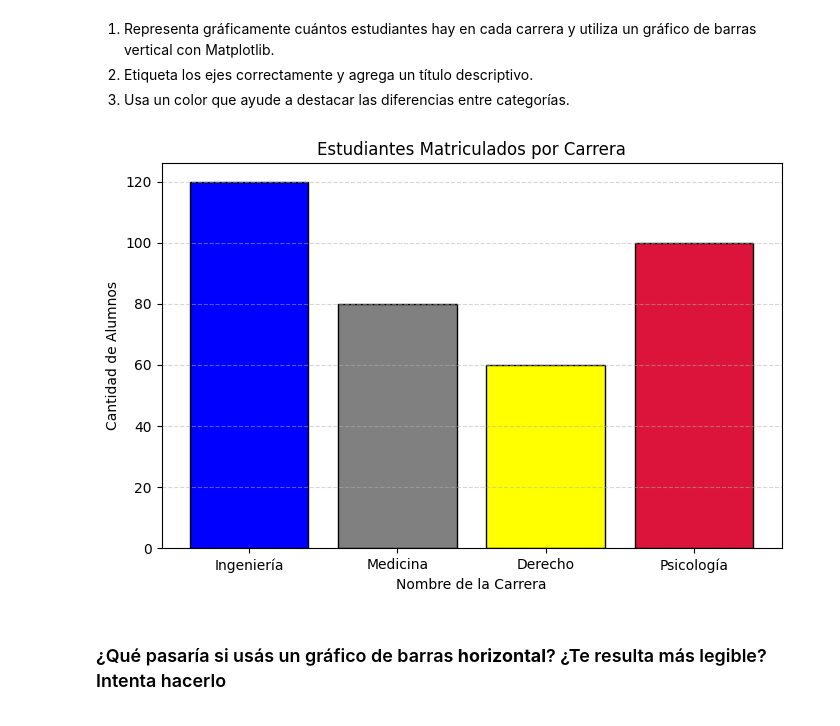
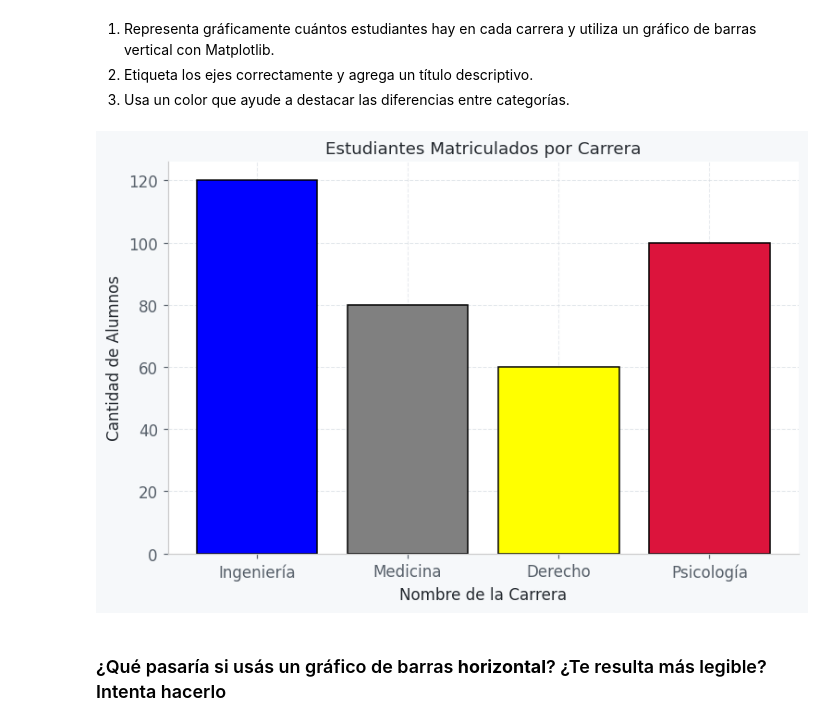
Before and after one commit to Cerco01/visualization-exercises-with-matplot-and-seaborn, a Jupyter notebook: notebook/problems.es.ipynb, the cells around one changed output. Drawn from its saved outputs; the diff is of its cells as text; code cells hidden in the pictures.

```diff
--- a/notebook/problems.es.ipynb
+++ b/notebook/problems.es.ipynb
@@ -8,6 +8,13 @@ import matplotlib.pyplot as plt
 import seaborn as sns
 import pandas as pd
 import numpy as np
+# %%
+# He estado investigando sobre estilos que se utilizan en ámbito profesional y he encontrado que en cuantto a palettas de colores,
+# hay un estudio que recomienda la Okabe-Ido como estándar científico para ayudar a la lectura de datos a personas con daltonismo.
+# Para implementar todo esto he encontrado que se puede connfigurar un archivo '.mplstyle' para cargar al inicio de los proyectos
+# por eso lo cargo al inicio del proyecto.
+
+plt.style.use('./axelinvest.mplstyle')
 # %% [markdown]
 ## Ejercicio 1 - Gráfico de líneas simple
 
@@ -89,34 +138,32 @@ df_carreras
 3. Usa un color que ayude a destacar las diferencias entre categorías.
 # %%
 # tu codigo
-import matplotlib.pyplot as plt
-import pandas as pd
 
 df_carreras = pd.DataFrame({
     'Carrera': ['Ingeniería', 'Medicina', 'Derecho', 'Psicología'],
     'Estudiantes': [120, 80, 60, 100],
     'bar_colors': ['blue', 'grey', 'yellow', 'crimson']
 })
 
 bar_colors = ['blue', 'grey', 'yellow', 'crimson']
 
 
 # Gráfico usando las columnas del DataFrame
 plt.figure(figsize=(8, 5))
 plt.bar(df_carreras['Carrera'], df_carreras['Estudiantes'], color=df_carreras['bar_colors'], edgecolor='black')
 
 # Personalización
 plt.title('Estudiantes Matriculados por Carrera', fontsize=12, fontweight='light')
 plt.xlabel('Nombre de la Carrera')
 plt.ylabel('Cantidad de Alumnos')
 
 # Añadir una rejilla horizontal para ver mejor los valores
-plt.grid(axis='y', linestyle='--', alpha=0.5)
+plt.grid(axis='x', linestyle='--', alpha=0.5)
 
 # 4. Mostrar el gráfico
 plt.show()
 # %% [output]
-[figure, old version]
+[figure, new version]
 # %% [markdown]
 ### ¿Qué pasaría si usás un gráfico de barras **horizontal**? ¿Te resulta más legible? Intenta hacerlo
 # %%
```
Also changed, not shown: parts of 10 cells of this notebook, 2 other files.
